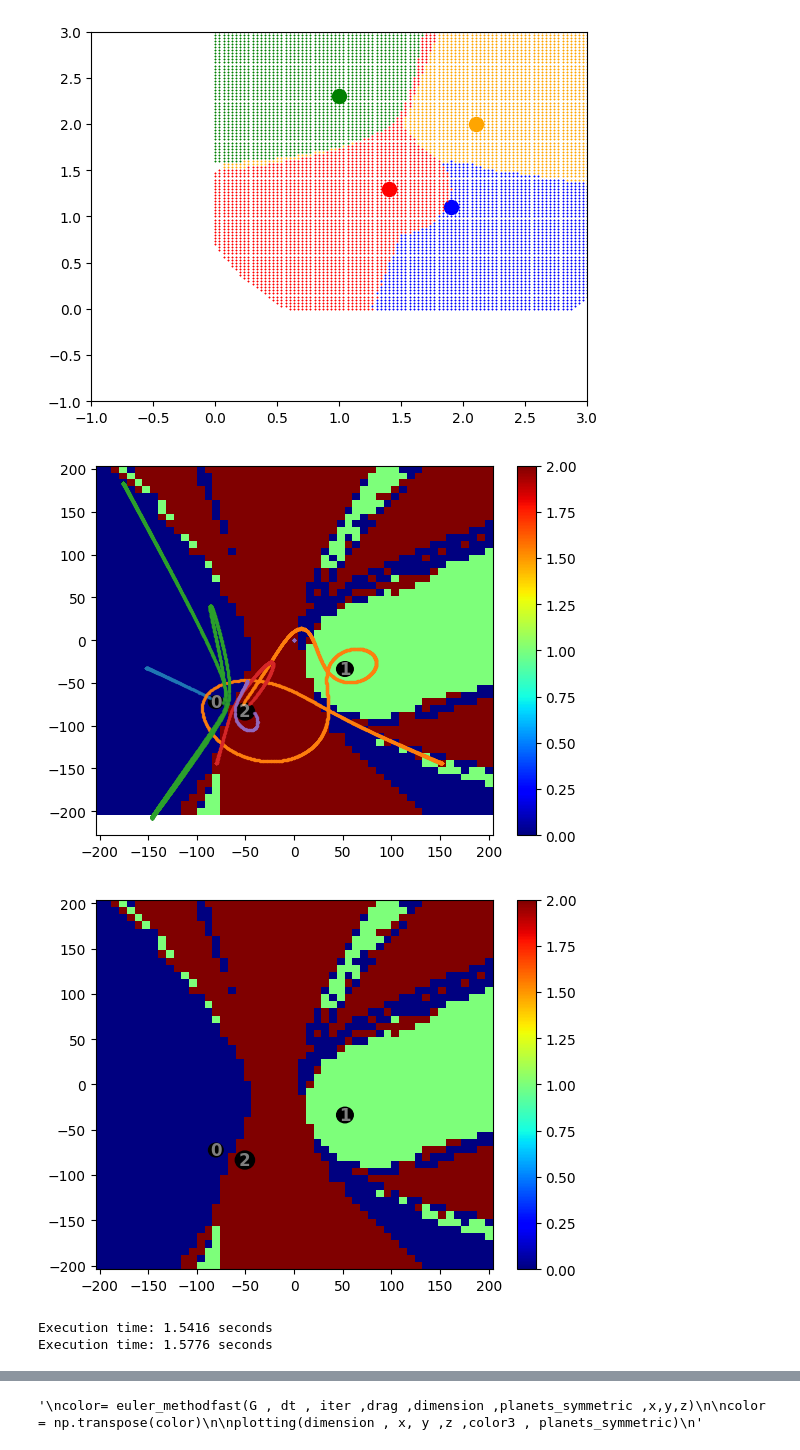
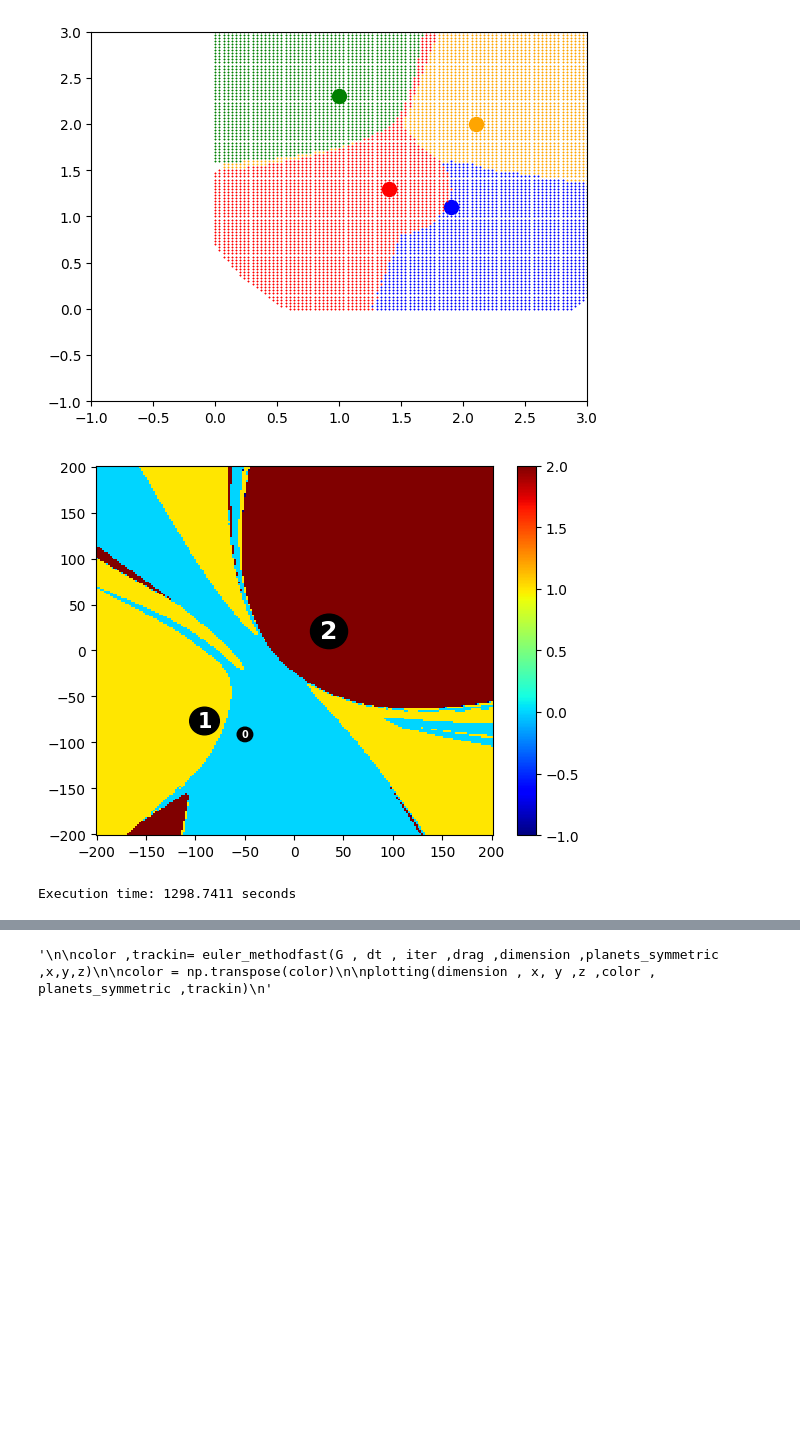
Before and after one commit to BigFootIsReal-ux/Numalg_project, a Jupyter notebook: Basins.ipynb, the cells around one changed output, grey strips where cells are left out. Drawn from its saved outputs; the diff is of its cells as text; code cells hidden in the pictures; blank space fills up the shorter version.

```diff
--- a/Basins.ipynb
+++ b/Basins.ipynb
@@ -158,7 +158,7 @@ import multiprocessing
 import sys
 import matplotlib.animation as anim
 
-def plotting(dim , x, y , z ,colors , planets ,tracking_matrix ,tracking=False , animation=False):
+def plotting(dim , x, y , z ,colors , planets ,tracking_matrix=0 ,tracking=False , animation=False):
 
 
 
@@ -173,13 +173,14 @@ def plotting(dim , x, y , z ,colors , planets ,tracking_matrix ,tracking=False ,
             circle = plt.Circle((planets[i,0], planets[i,1]), planets[i,2], color='black', fill=True)
             ax.add_patch(circle)
 
+            size = int(planets[i,2])
             ax.text(planets[i, 0], planets[i, 1], str(i),
                    color='white',
                    ha='center',
                    va='center',
-                   fontsize=12,
+                   fontsize=size,
                    fontweight='bold',
-                   alpha=0.5 )
+                   alpha=1 )
 
         if tracking==True:
             #Plotting trajectories
@@ -192,7 +193,7 @@ def plotting(dim , x, y , z ,colors , planets ,tracking_matrix ,tracking=False ,
                 s=2, alpha=0.6)
 
         if animation == True:
-               asc=1
+           True
 
 
         plt.show()
@@ -203,9 +204,6 @@ def plotting(dim , x, y , z ,colors , planets ,tracking_matrix ,tracking=False ,
         plt.colorbar()
         plt.show()
 
-def plot_trajectories(ax ,tracking_matrix):
-
-    return ax
 
 def planet_generation(dim , max_radius,mass ,number, x, y , z):
         #creates a matrix
@@ -219,7 +217,7 @@ def planet_generation(dim , max_radius,mass ,number, x, y , z):
         if(dim ==3):
             planets[: , 2] = np.random.uniform(-z/2 , z/2 ,number)
             planets[: , 3] = np.random.uniform(max_radius/4 , max_radius ,number)
-            planets[: , 4] = np.random.uniform( mass ,number)
+            planets[: , 4] = np.random.uniform(0, mass ,number)
         else:
             planets[: , 2] = np.random.uniform(max_radius/4 , max_radius ,number)
             planets[: , 3] = np.random.uniform(0 , mass ,number)
@@ -292,6 +290,7 @@ def euler_methodslow(dim ,  planets  , x,y,z):
     c = color.reshape(len(y) , len(x))
     return c
 
+
 def euler_methodfast(G ,dt ,iter , drag , dim ,  planets  , x,y,z):
 
     particle_trajectory = []
@@ -322,10 +321,11 @@ def euler_methodfast(G ,dt ,iter , drag , dim ,  planets  , x,y,z):
 
 
     #Tracking certain particles for trajectories
-    number_of_tracked_probes = 5
+    number_of_tracked_probes = 7
 
     #Array that stores the index of the probes to be tracked
     probe_tracked_index = np.random.randint(0, nprobe, number_of_tracked_probes)
+    probe_tracked_index = ([138,139,140,141,142,143,144])
 
     #This matrix will store in it's columns the two coordinates of a tracked
     #probe, the time evolution of those below, and other particles similarly
@@ -334,6 +334,8 @@ def euler_methodfast(G ,dt ,iter , drag , dim ,  planets  , x,y,z):
 
 
     for i in range(iter):
+        #if there are no more active True values it breaks
+        #not flips the boolean
         if not colission.any():
             break
         #we dont need the whole path of the probe
@@ -366,11 +368,15 @@ def euler_methodfast(G ,dt ,iter , drag , dim ,  planets  , x,y,z):
 
         probe_v[colission] += gravitational_force[colission] * dt
         probe_p[colission] += probe_v[colission] * dt
+
         current_positions = probe_p[probe_tracked_index].copy()
 
         #We don't update the position history of probes that already collided
+        #  ~ flips boolean only with arrays
         dead_tracked_mask = ~colission[probe_tracked_index]
+        #the ones that hit the planet have value True in dead mask
         current_positions[dead_tracked_mask] = np.nan
+        #np.nan erases the postion
 
         #Storing the position for later
         tracking_matrix[i, :, :] = current_positions.T
@@ -462,9 +468,9 @@ def velocity_verlet(G ,dt ,iter , drag , dim ,  planets  , x,y,z):
     c = color.reshape(len(y) , len(x))
     return c
 # main part of the code
-np.random.seed(19)
 
-x_points , y_points , z_points= 50,50,10
+
+x_points , y_points , z_points= 200,200,10
 space = 200
 x = np.linspace(-space, space, x_points+1)
 y = np.linspace(-space, space, y_points+1)
@@ -472,7 +478,7 @@ z = np.linspace(-space, space, z_points+1)
 
 
 dimension = 2
-maxradius = 10
+maxradius = 20
 maxmass= 6000
 number_of_planets=3
 
@@ -482,58 +488,52 @@ iter = 6000
 drag = 0.005
 
 
+
 planets = np.zeros((number_of_planets , dimension+2))
 
 planets_symmetric = np.array([[-50 ,-50/np.sqrt(3) , 10 ,6000]
                             , [50 , -50/np.sqrt(3) , 10 ,6000],
                               [0 ,   100/np.sqrt(3) , 10 ,6000]])
 
 
-
+np.random.seed(41)
 planets = planet_generation(dimension , maxradius,maxmass,number_of_planets ,space,space,space)
 
 
-"""
+
+
 start = time.time()
 color= euler_methodslow(dimension ,planets ,x,y,z)
 
 color = np.transpose(color)
 
 plotting(dimension , x, y ,z ,color , planets)
 end = time.time()
 
 print(f"Execution time: {end - start:.4f} seconds")
+
 """
-
+np.random.seed(48)
 start2 = time.time()
-color2 ,tracking_matrix= euler_methodfast(G , dt , iter ,drag ,dimension ,planets ,x,y,z)
+color2 ,tracking_matrix= euler_methodfast(G , dt , iter ,drag ,dimension ,planets ,x,y,z )
 
 color2 = np.transpose(color2)
 
-plotting(dimension , x, y ,z ,color2 , planets ,tracking_matrix , True ,True)
+plotting(dimension , x, y ,z ,color2 , planets ,tracking_matrix , False )
+plotting(dimension , x, y ,z ,color2 , planets ,tracking_matrix , True )
+
 end2 = time.time()
+print(f"Execution time: {end2 - start2:.4f} seconds")
 
-start3 = time.time()
-color3 ,tracking_matrix2= euler_methodfast(G , dt , iter ,drag ,dimension ,planets ,x,y,z )
+"""
+"""
 
-color3 = np.transpose(color3)
-
-plotting(dimension , x, y ,z ,color3 , planets ,tracking_matrix2)
-end3 = time.time()
-
-print(f"Execution time: {end2 - start2:.4f} seconds")
-print(f"Execution time: {end3 - start3:.4f} seconds")
-
-plotting(dimension , x, y ,z ,color3-color2 , planets ,tracking_matrix)
-"""
-color= euler_methodfast(G , dt , iter ,drag ,dimension ,planets_symmetric ,x,y,z)
+color ,trackin= euler_methodfast(G , dt , iter ,drag ,dimension ,planets_symmetric ,x,y,z)
 
 color = np.transpose(color)
 
-plotting(dimension , x, y ,z ,color3 , planets_symmetric)
+plotting(dimension , x, y ,z ,color , planets_symmetric ,trackin)
 """
 # %% [output]
-[figure, old version]
+[figure, new version]
-[figure, removed]
-Execution time: 1.5416 seconds
-Execution time: 1.5776 seconds
+Execution time: 1298.7411 seconds
@@ -541 +540 @@ Execution time: 1.5776 seconds
-'\ncolor= euler_methodfast(G , dt , iter ,drag ,dimension ,planets_symmetric ,x,y,z)\n\ncolor = np.transpose(color)\n\nplotting(dimension , x, y ,z ,color3 , planets_symmetric)\n'
+'\n\ncolor ,trackin= euler_methodfast(G , dt , iter ,drag ,dimension ,planets_symmetric ,x,y,z)\n\ncolor = np.transpose(color)\n\nplotting(dimension , x, y ,z ,color , planets_symmetric ,trackin)\n'
```
Also changed, not shown: parts of 1 cell of this notebook.
